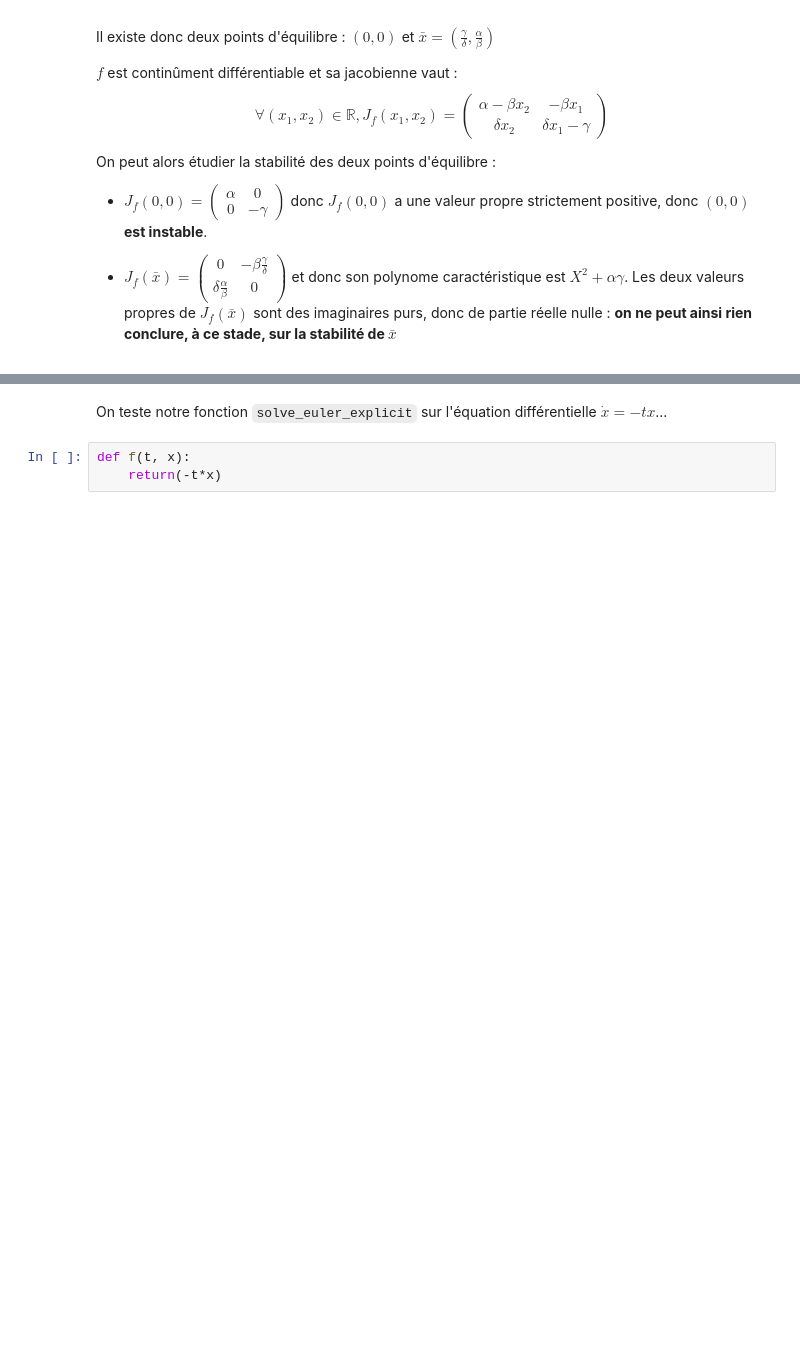
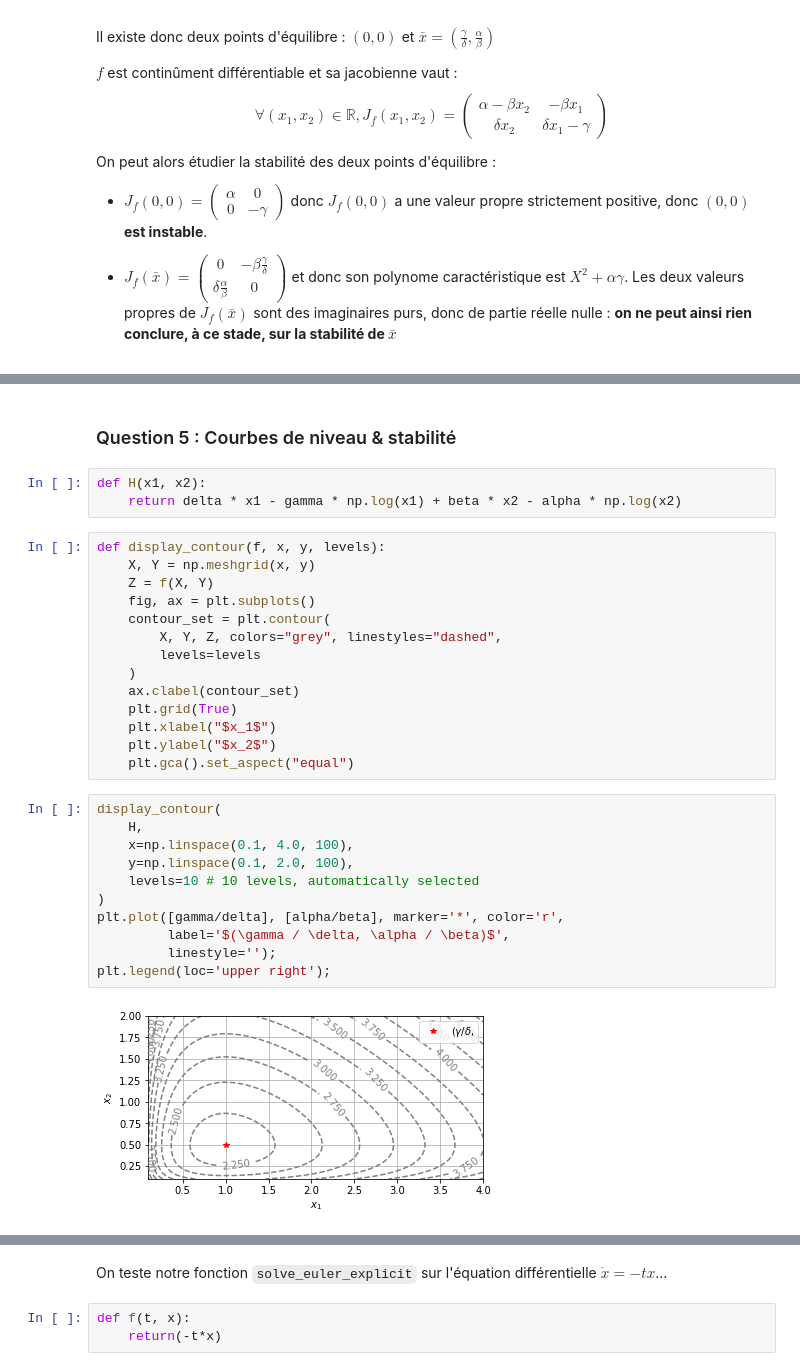
Before and after one commit to colombe-nothhelfer/ProjetNumerique2, a Jupyter notebook: Untitled.ipynb, the cells around one changed output, grey strips where cells are left out. Drawn from its saved outputs; the diff is of its cells as text; blank space fills up the shorter version.

```diff
--- a/Untitled.ipynb
+++ b/Untitled.ipynb
@@ -56 +97,33 @@ On peut alors étudier la stabilité des deux points d'équilibre :
+# %% [markdown]
+### Question 5 : Courbes de niveau & stabilité
+# %%
+def H(x1, x2):
+    return delta * x1 - gamma * np.log(x1) + beta * x2 - alpha * np.log(x2)
+# %%
+def display_contour(f, x, y, levels):
+    X, Y = np.meshgrid(x, y)
+    Z = f(X, Y)
+    fig, ax = plt.subplots()
+    contour_set = plt.contour(
+        X, Y, Z, colors="grey", linestyles="dashed",
+        levels=levels
+    )
+    ax.clabel(contour_set)
+    plt.grid(True)
+    plt.xlabel("$x_1$")
+    plt.ylabel("$x_2$")
+    plt.gca().set_aspect("equal")
+# %%
+display_contour(
+    H,
+    x=np.linspace(0.1, 4.0, 100),
+    y=np.linspace(0.1, 2.0, 100),
+    levels=10 # 10 levels, automatically selected
+)
+plt.plot([gamma/delta], [alpha/beta], marker='*', color='r',
+         label='$(\gamma / \delta, \alpha / \beta)$',
+         linestyle='');
+plt.legend(loc='upper right');
+# %% [output]
+[figure, added]
 # %% [markdown]
```
Also changed, not shown: parts of 10 cells of this notebook.
